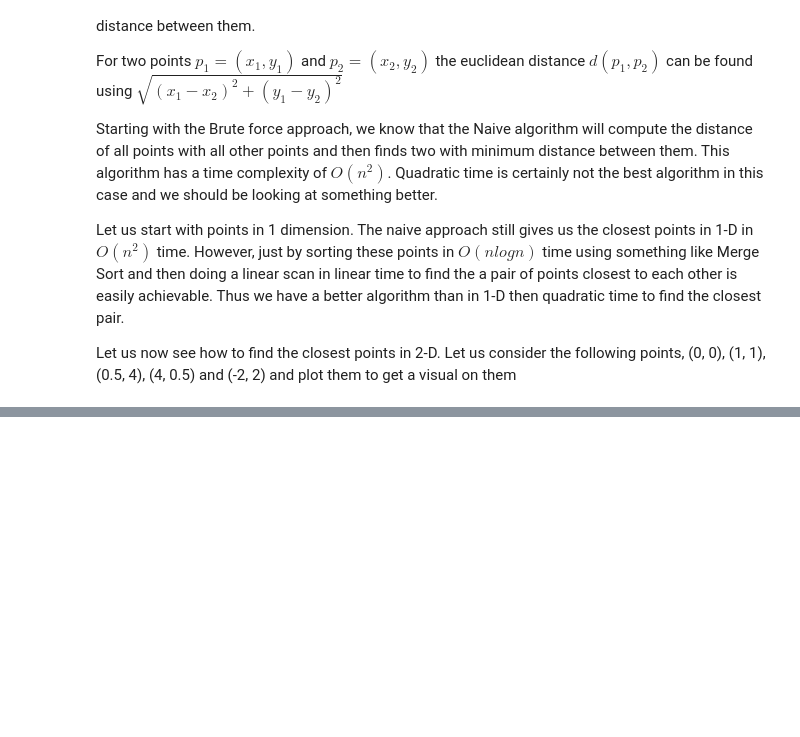
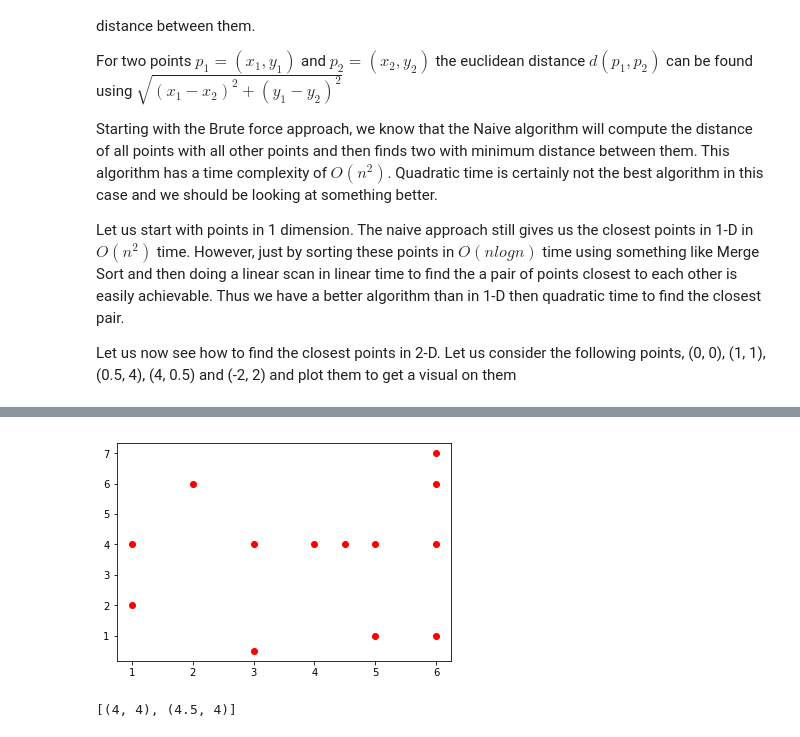
Before and after one commit to aishwarya34/AlgorithmsIlluminated, a Jupyter notebook: C1W2_3DIVIDE_N_CONQUER_ALGORITHMS_4THE_MASTER_METHOD.ipynb, the cells around one changed output, grey strips where cells are left out. Saved outputs shown, nothing was run; the diff lists cells and outputs as text; code cells hidden in the pictures; blank space fills up the shorter version.

```diff
--- a/C1W2_3DIVIDE_N_CONQUER_ALGORITHMS_4THE_MASTER_METHOD.ipynb
+++ b/C1W2_3DIVIDE_N_CONQUER_ALGORITHMS_4THE_MASTER_METHOD.ipynb
@@ -360,0 +612,10 @@ Let us now see how to find the closest points in 2-D. Let us consider the follow
+# %%
+import matplotlib.pyplot as plt
+
+points = [(3, 4), (1, 2), (1, 4), (3, 0.5), (6, 7), (5, 4), (4, 4), (6, 4), (4.5, 4), (6, 6), (2, 6), (5, 1), (6, 1)]
+plt.plot([x[0] for x in points], [x[1] for x in points], 'ro')
+plt.show()
+print(ClosestPairAlgorithm( points )[0])
+# %% [output]
+[figure, added]
+[(4, 4), (4.5, 4)]
```
Also changed, not shown: parts of 9 cells of this notebook.
